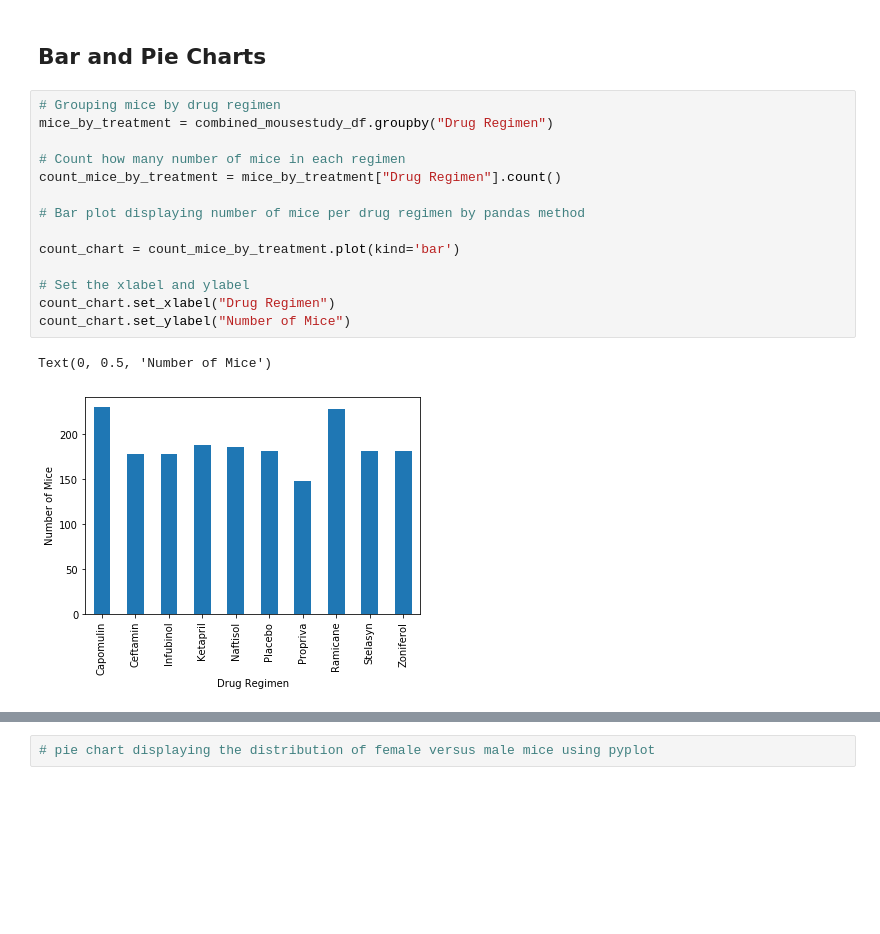
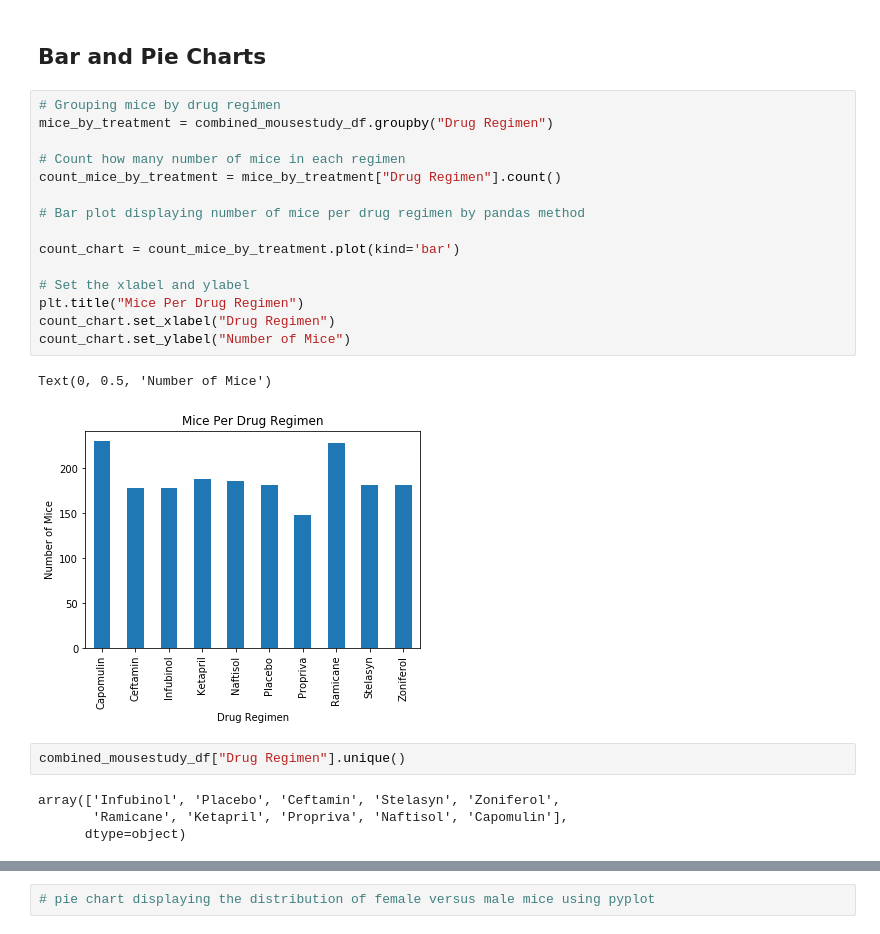
Before and after one commit to cdfencing/Matplotlib-The-Power-of-Plots, a Jupyter notebook: Pymaceuticals/Pymaceuticals.ipynb, the cells around one changed output, grey strips where cells are left out. Drawn from its saved outputs; the diff is of its cells as text; blank space fills up the shorter version.

```diff
--- a/Pymaceuticals/Pymaceuticals.ipynb
+++ b/Pymaceuticals/Pymaceuticals.ipynb
@@ -70,20 +70,27 @@ Summary_tumor_volume.head()
 # %%
 # Grouping mice by drug regimen
 mice_by_treatment = combined_mousestudy_df.groupby("Drug Regimen")
 
 # Count how many number of mice in each regimen
 count_mice_by_treatment = mice_by_treatment["Drug Regimen"].count()
 
 # Bar plot displaying number of mice per drug regimen by pandas method
 
 count_chart = count_mice_by_treatment.plot(kind='bar')
 
 # Set the xlabel and ylabel
+plt.title("Mice Per Drug Regimen")
 count_chart.set_xlabel("Drug Regimen")
 count_chart.set_ylabel("Number of Mice")
 # %% [output]
 Text(0, 0.5, 'Number of Mice')
-[figure, old version]
+[figure, new version]
+# %%
+combined_mousestudy_df["Drug Regimen"].unique()
+# %% [output]
+array(['Infubinol', 'Placebo', 'Ceftamin', 'Stelasyn', 'Zoniferol',
+       'Ramicane', 'Ketapril', 'Propriva', 'Naftisol', 'Capomulin'],
+      dtype=object)
 # %%
 # Bar plot displaying number of mice per drug regimen by pyplot method
 
```
Also changed, not shown: parts of 3 cells of this notebook.
